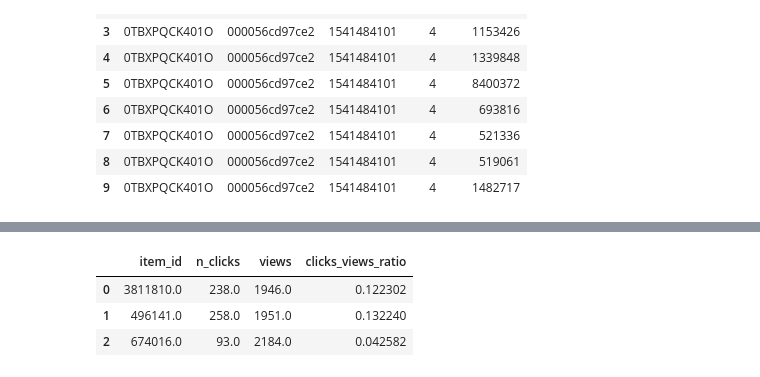
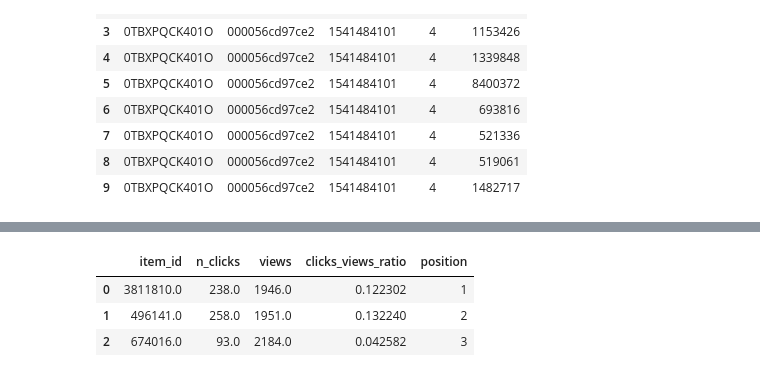
Before and after one commit to LiLatee/Systemy_rekomendacyjne, a Jupyter notebook: ML without group features.ipynb, the cells around one changed output, grey strips where cells are left out. Cells and saved outputs as stored; diff of their text form; code cells hidden in the pictures.

Commit message:
added position

```diff
--- a/ML without group features.ipynb
+++ b/ML without group features.ipynb
@@ -153,9 +219,9 @@ print(confmat)
 # ZBIÓR TESTOWY
 # %%
 test = pd.read_csv('D:\\Dokumenty\\Systemy_rekomendacyjne\\data\\test.csv',
-                       sep=','
+                       sep=',',
 #                     skiprows=range(1, 11000000)
-#                    nrows=100000
+#                    nrows=10000
                    )
 # test = test[test["action_type"] == "clickout item" & test['reference'].isnull()]
 mask = test["reference"].isnull() & (test["action_type"] == "clickout item")
@@ -175,3 +241,6 @@ test[:3]
 | 0 | 0TBXPQCK401O | 1541484101 | 000056cd97ce2 | 4 | clickout item | NaN | MY | Port Dickson, Malaysia | desktop | ... |
 | 1 | 0TBXPQCK401O | 1541484101 | 000056cd97ce2 | 4 | clickout item | NaN | MY | Port Dickson, Malaysia | desktop | ... |
 | 2 | 0TBXPQCK401O | 1541484101 | 000056cd97ce2 | 4 | clickout item | NaN | MY | Port Dickson, Malaysia | desktop | ... |
+# %%
+test['position'] = test.groupby(['user_id','timestamp','session_id','step']).cumcount()+1
+test[:3]
@@ -203,13 +277,13 @@ test[:3]
 | 2 | 0TBXPQCK401O | 1541484101 | 000056cd97ce2 | 4 | clickout item | NaN | MY | Port Dickson, Malaysia | desktop | ... |
 # %%
 test = test.rename({'index':'item_id'})
-test = test[["item_id", "reference",'n_clicks','views','clicks_views_ratio']]
+test = test[["item_id", "reference",'n_clicks','views','clicks_views_ratio', 'position']]
 test = test.drop(columns=['reference'], axis=1)
 test = test.dropna()
 test[:3]
 # %% [output]
-|  | item_id | n_clicks | views | clicks_views_ratio |
-| 0 | 3811810.0 | 238.0 | 1946.0 | 0.122302 |
-| 1 | 496141.0 | 258.0 | 1951.0 | 0.132240 |
-| 2 | 674016.0 | 93.0 | 2184.0 | 0.042582 |
+|  | item_id | n_clicks | views | clicks_views_ratio | position |
+| 0 | 3811810.0 | 238.0 | 1946.0 | 0.122302 | 1 |
+| 1 | 496141.0 | 258.0 | 1951.0 | 0.132240 | 2 |
+| 2 | 674016.0 | 93.0 | 2184.0 | 0.042582 | 3 |
 # %%
```
Also changed, not shown: parts of 17 cells of this notebook.
